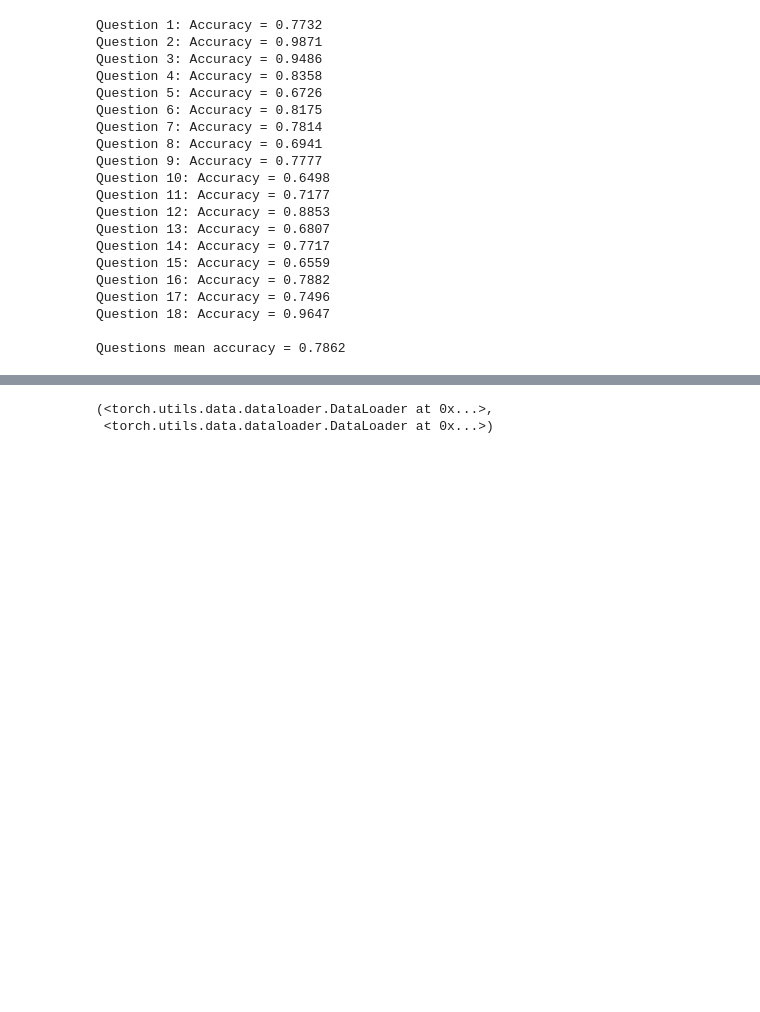
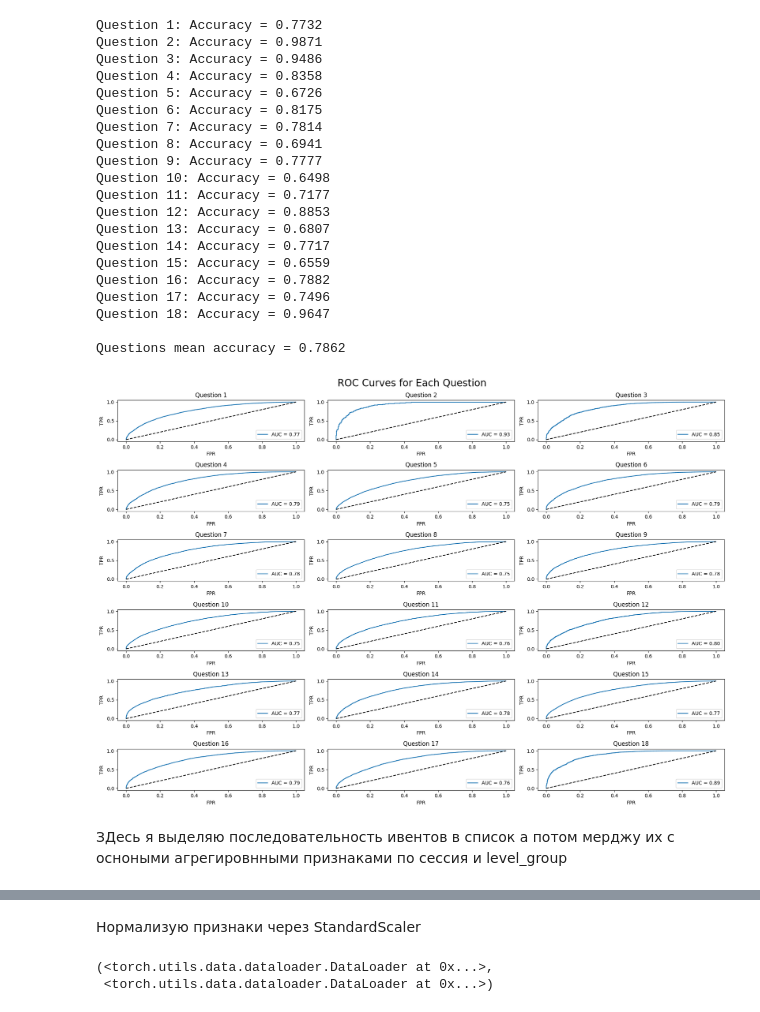
Before and after one commit to VanekGG228/Predict-students, a Jupyter notebook: model.ipynb, the cells around one changed output, grey strips where cells are left out. Cells and saved outputs as stored; diff of their text form; code cells hidden in the pictures; blank space fills up the shorter version.

```diff
--- a/model.ipynb
+++ b/model.ipynb
@@ -233,6 +243,37 @@ Question 17: Accuracy = 0.7496
 Question 18: Accuracy = 0.9647
 
 Questions mean accuracy = 0.7862
+# %%
+import matplotlib.pyplot as plt
+from sklearn.metrics import roc_curve, auc
+
+plt.figure(figsize=(18, 12))
+n_rows, n_cols = 6, 3  # сетка 6x3 для 18 моделей
+
+for i, q_num in enumerate(range(1, 19), 1):
+    X, y = get_data_for_question(q_num, features_df, train_labels)
+    model = models_cat[q_num]
+    model.fit(X, y)
+    y_proba = model.predict_proba(X)[:, 1]
+
+    fpr, tpr, _ = roc_curve(y, y_proba)
+    roc_auc = auc(fpr, tpr)
+
+    plt.subplot(n_rows, n_cols, i)
+    plt.plot(fpr, tpr, label=f"AUC = {roc_auc:.2f}")
+    plt.plot([0, 1], [0, 1], 'k--')  # диагональ
+    plt.xlabel('FPR')
+    plt.ylabel('TPR')
+    plt.title(f'Question {q_num}')
+    plt.legend(loc='lower right')
+
+plt.tight_layout()
+plt.suptitle('ROC Curves for Each Question', fontsize=20, y=1.02)
+plt.show()
+# %% [output]
+[figure, added]
+# %% [markdown]
+ЗДесь я выделяю последовательность ивентов в список а потом мерджу их с осноными агрегировнными признаками по сессия и level_group
 # %%
 event2id = {e: i+1 for i, e in enumerate(train['event_name'].unique())}
 train['event_id'] = train['event_name'].map(event2id)
@@ -272,6 +313,8 @@ class GameDataset(Dataset):
 
     def __getitem__(self, idx):
         return (self.sessions[idx], self.catboost_feats[idx]), self.targets[idx]
+# %% [markdown]
+Нормализую признаки через StandardScaler
 # %%
 from sklearn.preprocessing import StandardScaler
 loaders_by_question = {}
```
Also changed, not shown: parts of 14 cells of this notebook, 1 other file.
